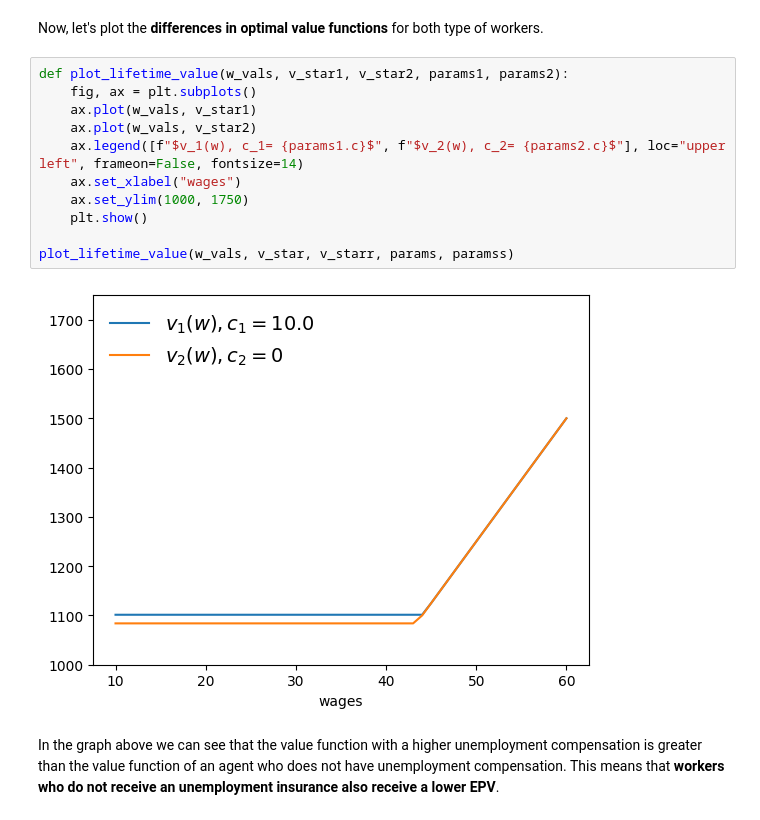
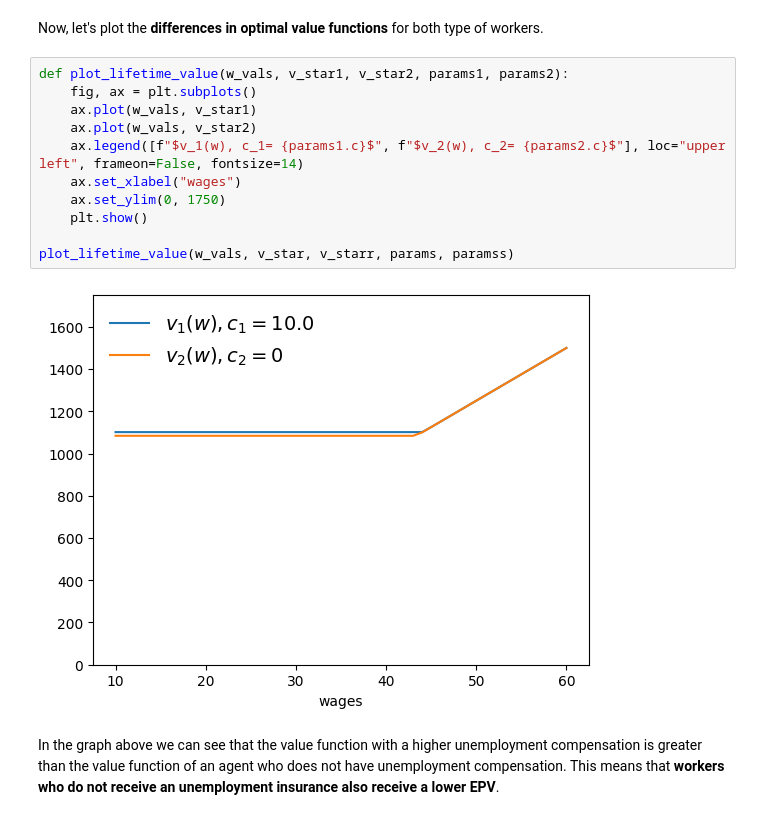
Before and after one commit to mloyorev/Theory, a Jupyter notebook: 3_JobSearchModel.ipynb, the cells around one changed output. Saved outputs shown, nothing was run; the diff lists cells and outputs as text.

```diff
--- a/3_JobSearchModel.ipynb
+++ b/3_JobSearchModel.ipynb
@@ -372,16 +372,16 @@ Now, let's plot the **differences in optimal value functions** for both type of
 # %%
 def plot_lifetime_value(w_vals, v_star1, v_star2, params1, params2):
     fig, ax = plt.subplots()
     ax.plot(w_vals, v_star1)
     ax.plot(w_vals, v_star2)
     ax.legend([f"$v_1(w), c_1= {params1.c}$", f"$v_2(w), c_2= {params2.c}$"], loc="upper left", frameon=False, fontsize=14)
     ax.set_xlabel("wages")
-    ax.set_ylim(1000, 1750)
+    ax.set_ylim(0, 1750)
     plt.show()
 
 plot_lifetime_value(w_vals, v_star, v_starr, params, paramss)
 # %% [output]
-[figure, old version]
+[figure, new version]
 # %% [markdown]
 In the graph above we can see that the value function with a higher unemployment compensation is greater than the value function of an agent who does not have unemployment compensation. This  means that **workers who do not receive an unemployment insurance also receive a lower EPV**.
 # %% [markdown]
```
Also changed, not shown: parts of 3 cells of this notebook.
